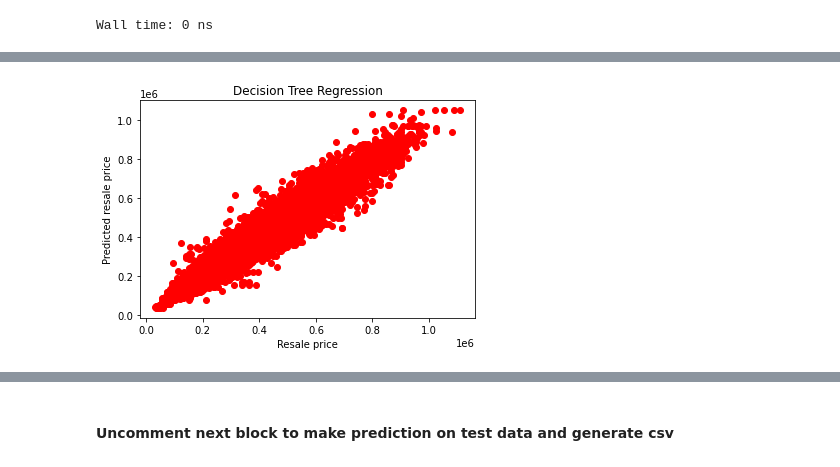
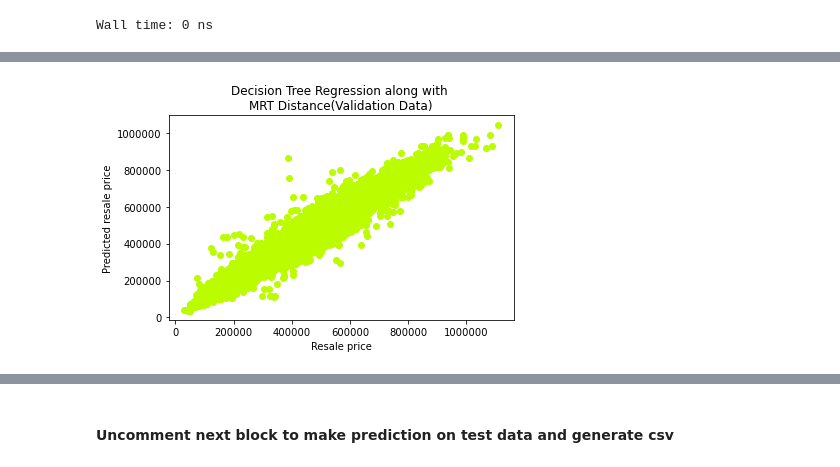
Before and after one commit to dheeraj-sn/hdb_resale_price_prediction, a Jupyter notebook: MRT_EDA_PREPROCESSING_MODEL_ANALYSIS.ipynb, the cells around one changed output, grey strips where cells are left out. Saved outputs shown, nothing was run; the diff lists cells and outputs as text; code cells hidden in the pictures.

```diff
--- a/MRT_EDA_PREPROCESSING_MODEL_ANALYSIS.ipynb
+++ b/MRT_EDA_PREPROCESSING_MODEL_ANALYSIS.ipynb
@@ -384,7 +383,7 @@ Columns are same
 # %%
 train_data = train_df.sample(frac=1)
 train_labels = train_data.pop('resale_price')
-train_x, val_x, train_y, val_y = train_test_split(train_data,train_labels,train_size=0.7)
+train_x, val_x, train_y, val_y = train_test_split(train_data,train_labels,train_size=0.8)
 # %% [markdown]
 ----------------
 # %% [markdown]
@@ -410,5 +409,5 @@ R2 score for validation data : 0.9688958399420722
 # %%
 %%time
-dt_4 = tree.DecisionTreeRegressor(max_depth=250,min_samples_split=10,max_features=250)
+dt_4 = tree.DecisionTreeRegressor(max_depth=250,min_samples_split=10,max_features=50)
 dt_4 = dt_4.fit(train_x, train_y)
 # %% [output]
@@ -437,9 +440,11 @@ plt.show()
 # %%
-plt.scatter(val_y,val_prediction, color = 'red')
-#plt.scatter(val_prediction, val_y, color = 'green')
-plt.title('Decision Tree Regression')
+plt.scatter(x=val_y,y=val_prediction, color = '#BBFC00')
+plt.title('Decision Tree Regression along with \nMRT Distance(Validation Data)')
 plt.xlabel('Resale price')
 plt.ylabel('Predicted resale price')
+plt.ticklabel_format(useOffset=False,style='plain')
+plt.tight_layout()
+plt.savefig("./dt_4_mrt_validation_data.tiff",dpi=300)
 plt.show()
 # %% [output]
-[figure, old version]
+[figure, new version]
```
Also changed, not shown: parts of 57 cells of this notebook, 1 other file.
